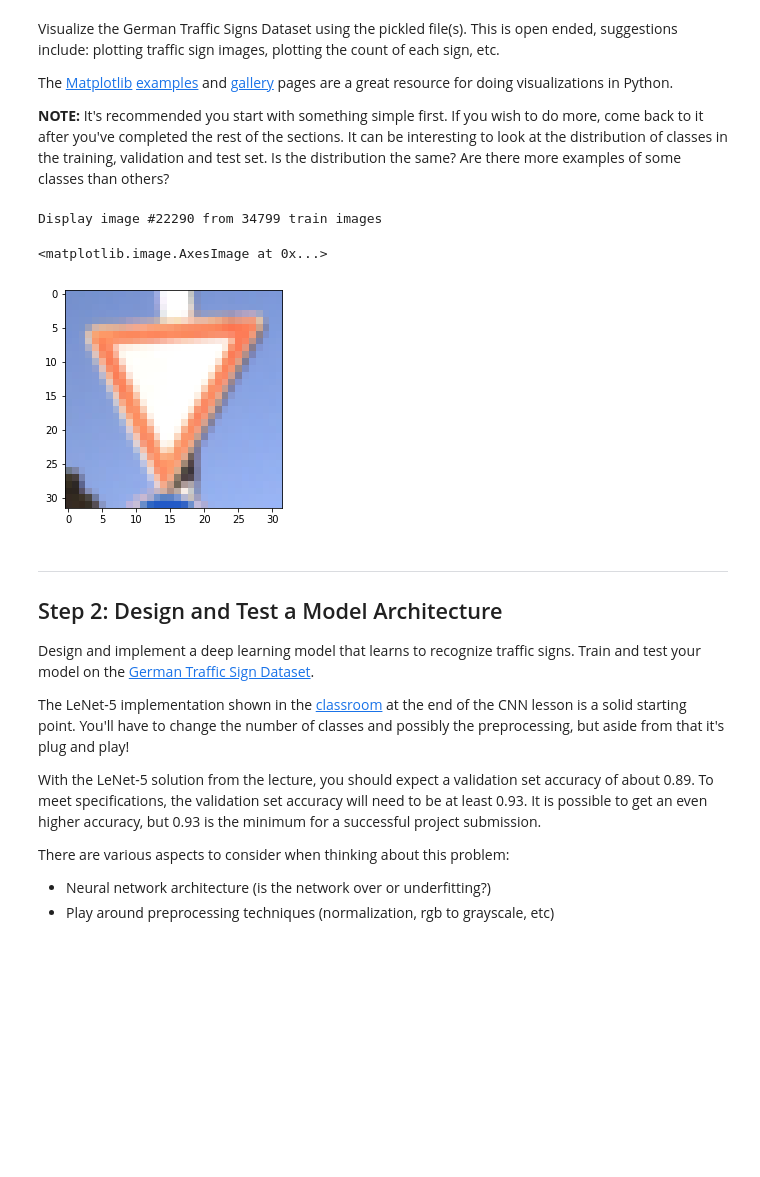
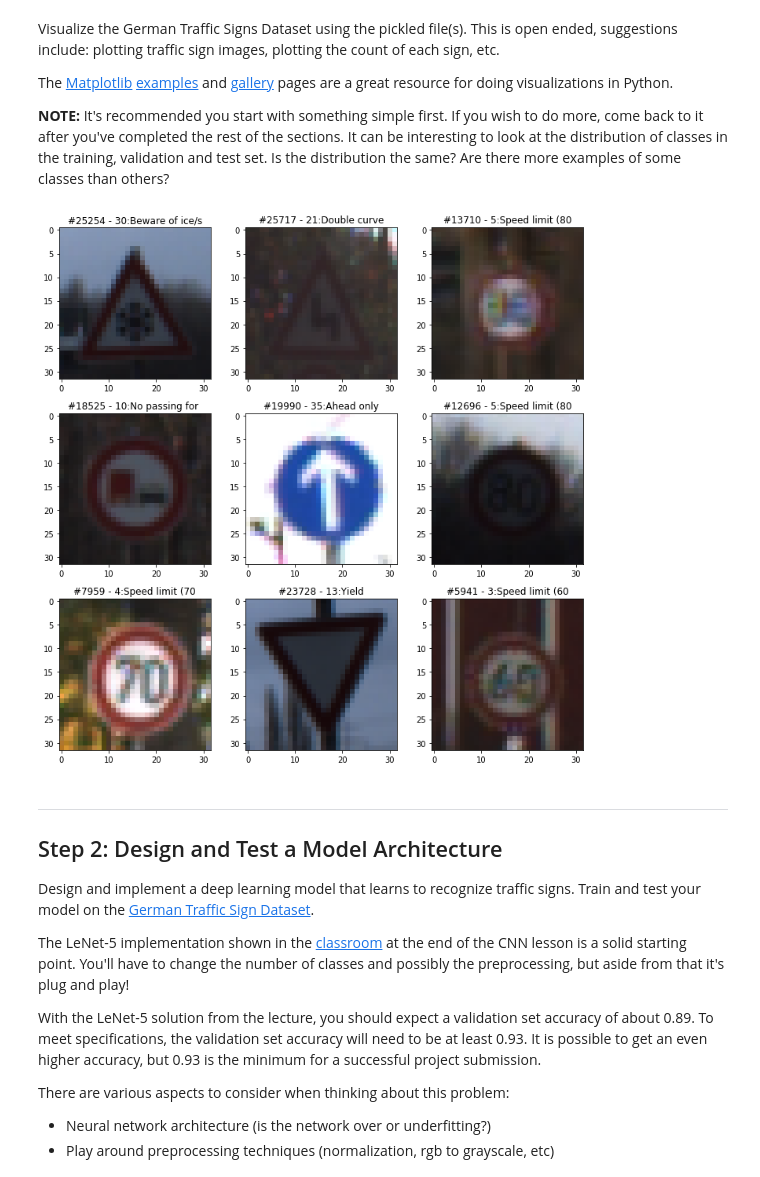
Before and after one commit to gabeoh/CarND-P02-TrafficSign, a Jupyter notebook: Traffic_Sign_Classifier.ipynb, the cells around one changed output. Drawn from its saved outputs; the diff is of its cells as text; code cells hidden in the pictures; blank space fills up the shorter version.

```diff
--- a/Traffic_Sign_Classifier.ipynb
+++ b/Traffic_Sign_Classifier.ipynb
@@ -91,22 +91,45 @@ Visualize the German Traffic Signs Dataset using the pickled file(s). This is op
 The [Matplotlib](http://matplotlib.org/) [examples](http://matplotlib.org/examples/index.html) and [gallery](http://matplotlib.org/gallery.html) pages are a great resource for doing visualizations in Python.
 
 **NOTE:** It's recommended you start with something simple first. If you wish to do more, come back to it after you've completed the rest of the sections. It can be interesting to look at the distribution of classes in the training, validation and test set. Is the distribution the same? Are there more examples of some classes than others?
-# %%
-### Data exploration visualization code goes here.
-### Feel free to use as many code cells as needed.
-import matplotlib.pyplot as plt
-# Visualizations will be shown in the notebook.
-%matplotlib inline
-
-# Show a random image from training image set
-count_train = X_train.shape[0]
-img_index = np.random.randint(0, count_train)
-print('Display image #{} from {} train images'.format(img_index + 1, count_train))
-plt.imshow(X_train[img_index])
-# %% [output]
-Display image #22290 from 34799 train images
-<matplotlib.image.AxesImage at 0x...>
-[figure, removed]
+# %%
+### Read signnames from provided 'signnames.csv'
+import csv
+signnames = None
+with open('./signnames.csv') as csvFile:
+    reader = csv.reader(csvFile)
+    # Skip header
+    next(reader)
+    signnames = [r[1] for r in reader]
+# %%
+### Data exploration visualization code goes here.
+import matplotlib.pyplot as plt
+%matplotlib inline
+import random
+
+def get_img_indexes_for(count_train, display_count, label=None):
+    if label == None:
+        return np.random.randint(0, count_train, display_count)
+    else:
+        indexes = [i for i, j in enumerate(y_train) if j == label]
+        random.shuffle(indexes)
+        return indexes
+
+# Show a random image from training image set
+img_row = 3
+img_col = 3
+display_count = img_row * img_col
+count_train = X_train.shape[0]
+img_indexes = get_img_indexes_for(count_train, display_count)
+plt.figure(figsize=(10, 10))
+for i in range(display_count):
+    plt.subplot(img_row, img_col, i + 1)
+    img_index = img_indexes[i]
+    img_label = y_train[img_index]
+    plt.title('#{} - {}:{:.15}'.format(img_index, img_label, signnames[img_label]))
+    plt.imshow(X_train[img_index])
+plt.tight_layout()
+# %% [output]
+[figure, added]
 # %% [markdown]
 ----
 
```
Also changed, not shown: parts of 11 cells of this notebook, 18 other files.
